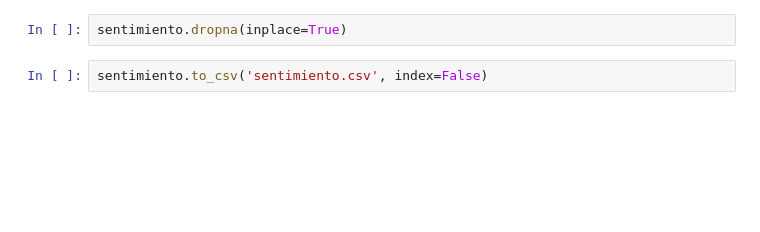
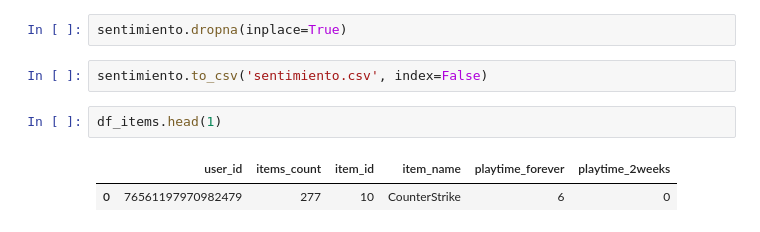
Before and after one commit to alexxcode/Game-Recomendation-System, a Jupyter notebook: EDA.ipynb, the cells around one changed output. Saved outputs shown, nothing was run; the diff lists cells and outputs as text; blank space fills up the shorter version.

```diff
--- a/EDA.ipynb
+++ b/EDA.ipynb
@@ -604,3 +420,8 @@ sentimiento = pd.concat([df_sentiment1, df_review2], axis=1)
 sentimiento.dropna(inplace=True)
 # %%
 sentimiento.to_csv('sentimiento.csv', index=False)
+# %%
+df_items.head(1)
+# %% [output]
+|  | user_id | items_count | item_id | item_name | playtime_forever | playtime_2weeks |
+| 0 | 76561197970982479 | 277 | 10 | CounterStrike | 6 | 0 |
```
Also changed, not shown: parts of 53 cells of this notebook, 11 other files.
